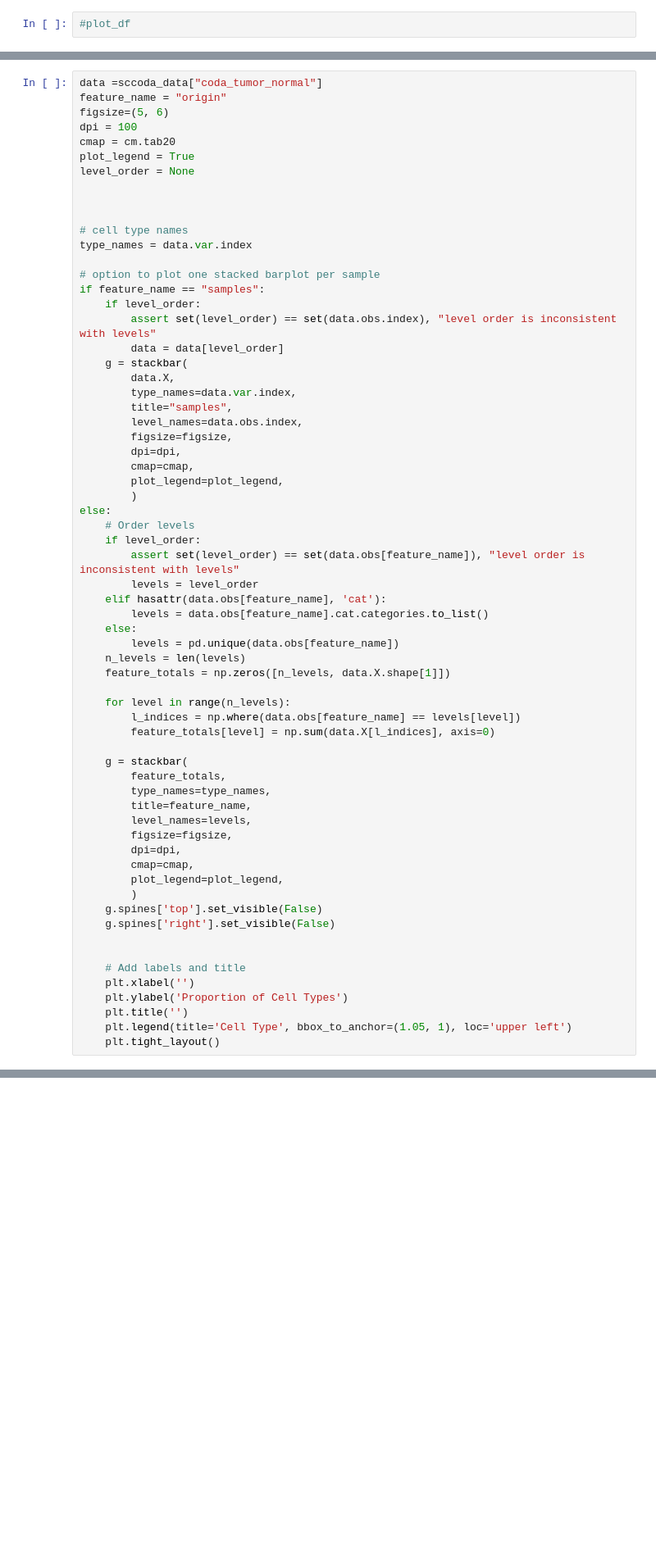
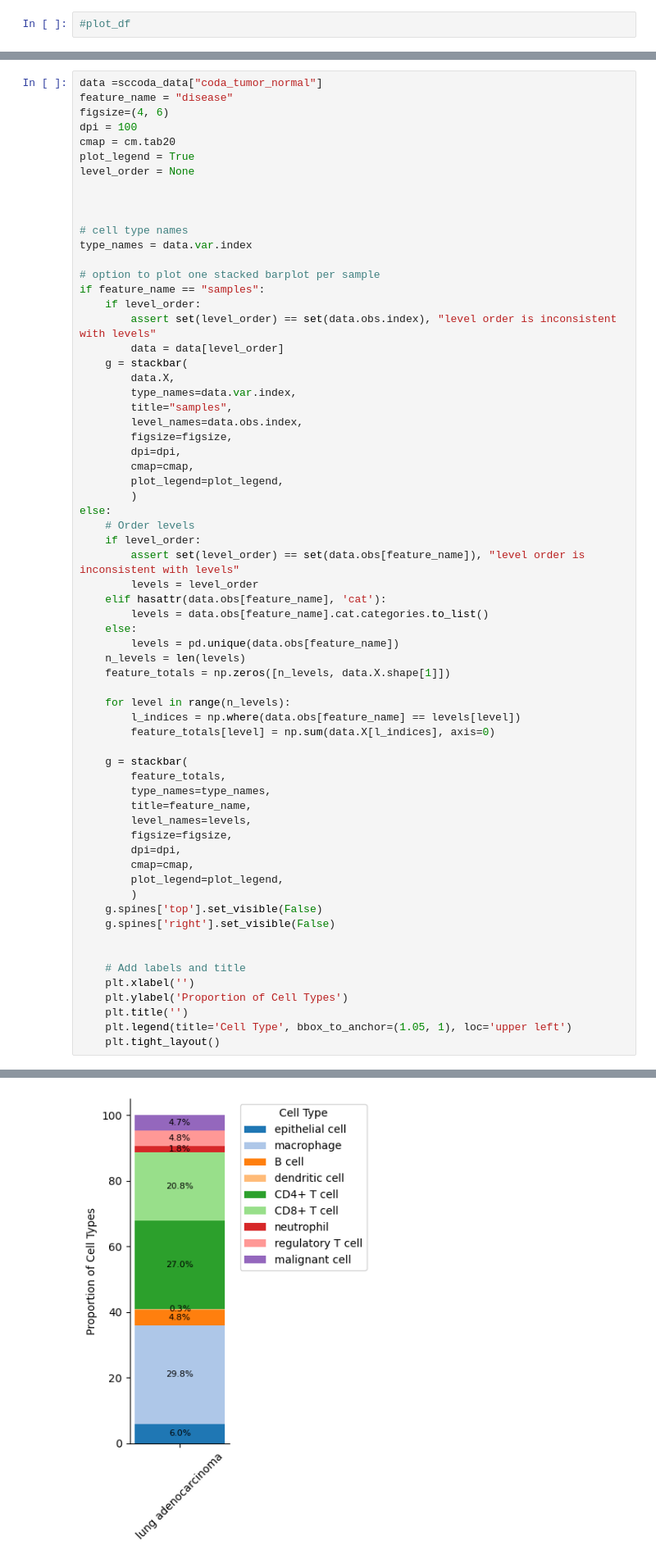
Before and after one commit to ErikaKvalem/NSCLC_gender_2023, a Jupyter notebook: 02-scripts/012_LUAD/11_sccoda_compositional_analysis.ipynb, the cells around one changed output, grey strips where cells are left out. Shown: that part at 82% size. Drawn from its saved outputs; the diff is of its cells as text; blank space fills up the shorter version.

```diff
--- a/02-scripts/012_LUAD/11_sccoda_compositional_analysis.ipynb
+++ b/02-scripts/012_LUAD/11_sccoda_compositional_analysis.ipynb
@@ -504,7 +785,7 @@ NameError: name 'tumor_data' is not defined
 # %%
 data =sccoda_data["coda_tumor_normal"]
-feature_name = "origin"
-figsize=(5, 6)
+feature_name = "disease"
+figsize=(4, 6)
 dpi = 100
 cmap = cm.tab20
 plot_legend = True
@@ -570,0 +851 @@ NameError: name 'stackbar' is not defined
+[figure, added]
```
Also changed, not shown: parts of 61 cells of this notebook, 2 other files.
